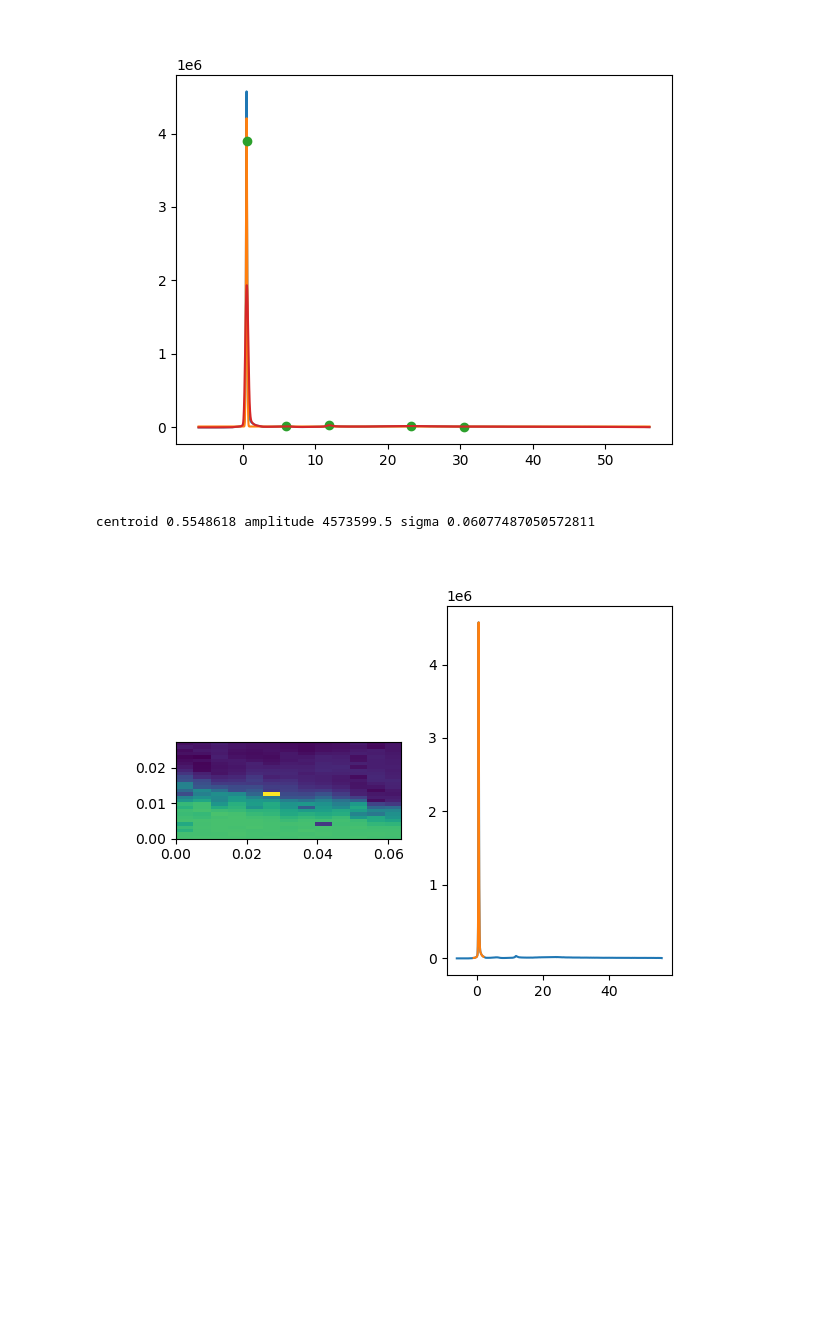
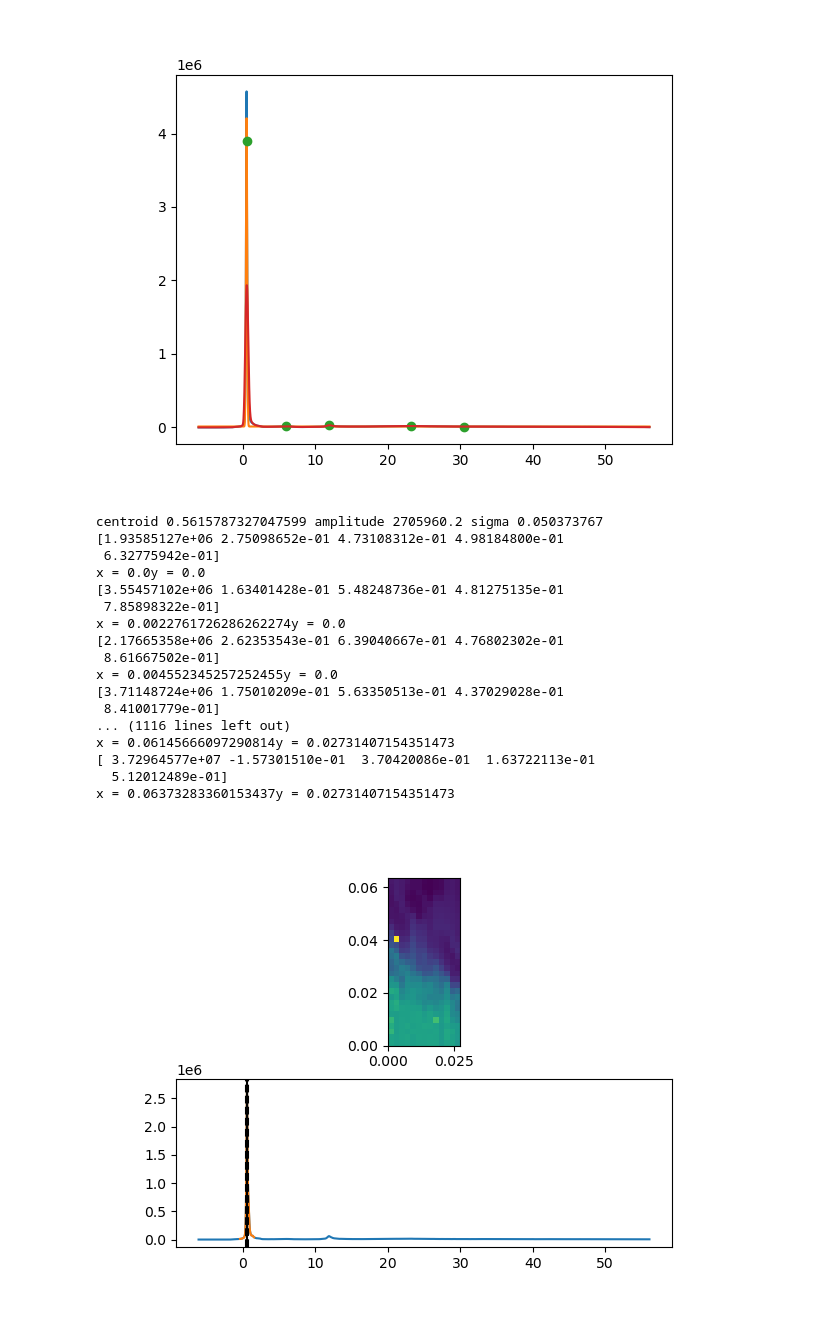
Before and after one commit to MTLphys/FittingFunctions, a Jupyter notebook: PeakFit/TryingPeakfit.ipynb, the cells around one changed output. Cells and saved outputs as stored; diff of their text form; code cells hidden in the pictures; blank space fills up the shorter version.

```diff
--- a/PeakFit/TryingPeakfit.ipynb
+++ b/PeakFit/TryingPeakfit.ipynb
@@ -248,34 +246,73 @@ Gauss
 # %%
 %matplotlib widget
 import pyTEMlib.file_tools as ft
 import matplotlib.pyplot as plt
 import numpy as np
 from Peakfit import Fitter,Processor
 directory = 'D:/TEM&EELS UTK MARCH23/2023-03-14-InP-Au-20230323T180533Z-001/2023-03-14-InP-Au/'
 file = '12-eels.dm3'
 data= ft.open_file(directory+file)
 xdims = data['Channel_000'].get_dimension_by_number(0)[0]
 ydims = data['Channel_000'].get_dimension_by_number(1)[0]
 sdims = data['Channel_000'].get_dimension_by_number(2)[0]
-pos = [15,5]
+pos = [10,1]
 
-imagedata = np.max(data['Channel_000'],axis=2)
+imagedata = np.sum(data['Channel_000'],axis=2)
 
 mask = np.zeros_like(imagedata)
 mask[pos[0],pos[1]]= np.max(imagedata)
-fig,ax = plt.subplots(1,2)
-ax[0].imshow(imagedata+mask,extent=[xdims[0],xdims[-1],ydims[0],ydims[-1]])
+fig,axa = plt.subplots(2)
+axa[0].imshow(imagedata+mask,extent=[ydims[0],ydims[-1],xdims[0],xdims[-1]])
 
-ax[1].plot(sdims,data['Channel_000'][pos[0],pos[1]])
+axa[1].plot(sdims,data['Channel_000'][pos[0],pos[1]])
 
 x = sdims
 y = data['Channel_000'][pos[0],pos[1]]
 
 p = Processor(x,y)
 xroi,yroi = p.initroi()
-ax[1].plot(xroi,yroi)
+axa[1].plot(xroi,yroi)
 c,a,s = p.findzero()
 print("centroid",np.asarray(c),"amplitude",np.asarray(a),"sigma",np.asarray(s))
+axa[1].axvline(np.asarray(c),color='k')
+axa[1].axvline(np.asarray(c)-np.asarray(s)*2,ls='--',color='k')
+axa[1].axvline(np.asarray(c)+np.asarray(s)*2,ls='--',color='k')
+#xroi2,yroi2, yfit = p.fitzero()
+#ax[1].plot(xroi2,yfit)
+fig,ax = plt.subplots(len(ydims))
+for i in range(len(ydims)):
+    offset = 0
+    for j in range(len(xdims)):
+        x = sdims
+        y = data['Channel_000'][j,i]
+        p = Processor(x,y)
+        xnew,ynew= p.proc()
+        tag = str('x = '+str(xdims[j])+'y = '+str(ydims[i]))
+        print(tag)
+        if(j==0):
+            ystack = ynew
+        else:
+            ystack = np.vstack((ystack,ynew))
+        #ax[i].plot(xnew,ynew+offset,label=tag)
+        #offset=offset-.01e6
+    ax[i].imshow(ystack,extent=[sdims[0],sdims[-1],xdims[0]*1e3,xdims[-1]*1e3],vmin=0,vmax=1e5,aspect=1/50)
+#ax[2].legend()
 # %% [output]
-centroid 0.5548618 amplitude 4573599.5 sigma 0.06077487050572811
+centroid 0.5615787327047599 amplitude 2705960.2 sigma 0.050373767
+[1.93585127e+06 2.75098652e-01 4.73108312e-01 4.98184800e-01
+ 6.32775942e-01]
+x = 0.0y = 0.0
+[3.55457102e+06 1.63401428e-01 5.48248736e-01 4.81275135e-01
+ 7.85898322e-01]
+x = 0.0022761726286262274y = 0.0
+[2.17665358e+06 2.62353543e-01 6.39040667e-01 4.76802302e-01
+ 8.61667502e-01]
+x = 0.004552345257252455y = 0.0
+[3.71148724e+06 1.75010209e-01 5.63350513e-01 4.37029028e-01
+ 8.41001779e-01]
+... (1116 lines left out)
+x = 0.06145666097290814y = 0.02731407154351473
+[ 3.72964577e+07 -1.57301510e-01  3.70420086e-01  1.63722113e-01
+  5.12012489e-01]
+x = 0.06373283360153437y = 0.02731407154351473
-[figure, old version]
+[figure, new version]
```
Also changed, not shown: parts of 3 cells of this notebook, 2 other files.
